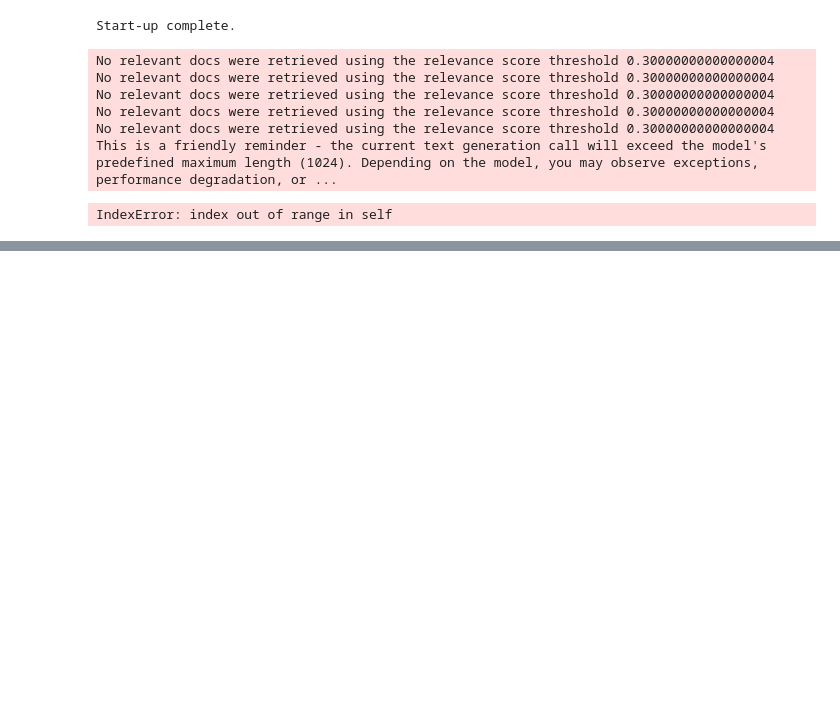
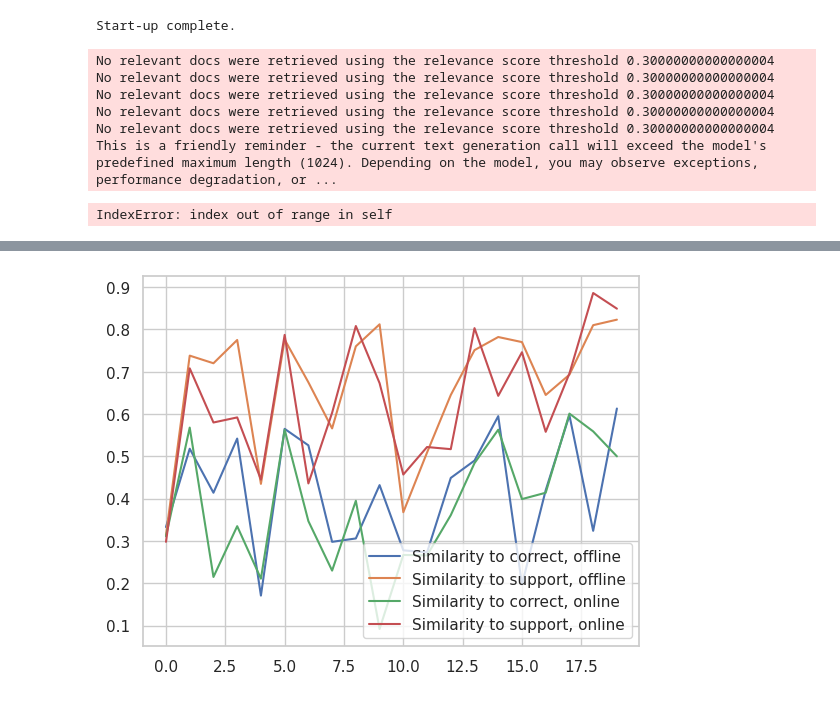
Before and after one commit to UL-FRI-NLP-Course/ul-fri-nlp-course-project-2024-2025-drop-table-teams, a Jupyter notebook: Evaluation.ipynb, the cells around one changed output, grey strips where cells are left out. Saved outputs shown, nothing was run; the diff lists cells and outputs as text; code cells hidden in the pictures; blank space fills up the shorter version.

```diff
--- a/Evaluation.ipynb
+++ b/Evaluation.ipynb
@@ -223,0 +392,11 @@ results_df
+# %%
+paths = df_info["top_k_2-min_score_0.3"]
+for mode, filepath in paths.items():
+    df = pd.read_csv(f"evaluation/{filepath}")
+    plt.plot(df["sim_to_correct"], label=f"Similarity to correct, {mode}")
+    plt.plot(df["sim_to_support"], label=f"Similarity to support, {mode}")
+
+plt.legend()
+plt.show()
+# %% [output]
+[figure, added]
```
Also changed, not shown: parts of 8 cells of this notebook, 7 other files.
